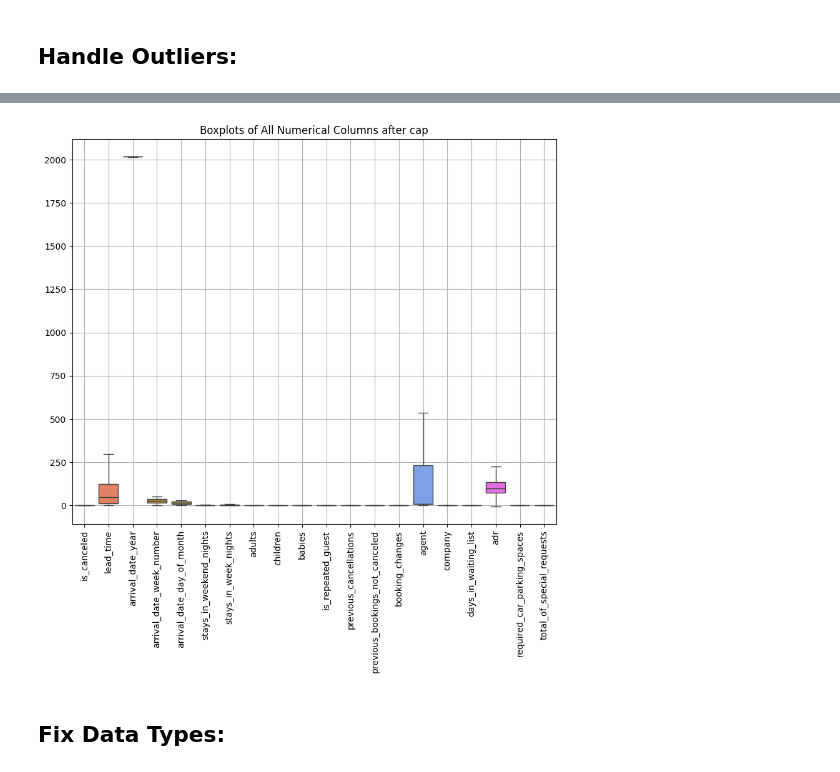
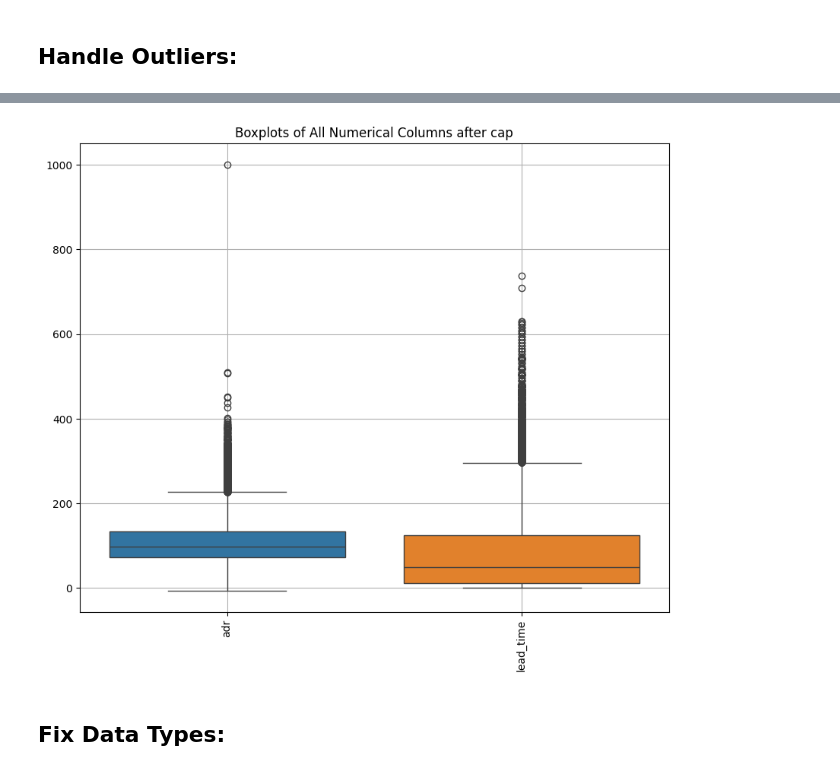
Before and after one commit to Aliaa-osama/gtc-ml-project1-hotel-bookings, a Jupyter notebook: gtc_ml_project1_hotel_bookings.ipynb, the cells around one changed output, grey strips where cells are left out. Saved outputs shown, nothing was run; the diff lists cells and outputs as text; code cells hidden in the pictures.

```diff
--- a/gtc_ml_project1_hotel_bookings.ipynb
+++ b/gtc_ml_project1_hotel_bookings.ipynb
@@ -186,10 +186,10 @@ Columns such as company and agent are heavily skewed toward missing values or do
 # %% [markdown]
 ## Handle Missing Values:
 # %%
-df['company']=df['company'].fillna(0)
-df['agent']=df['agent'].fillna(0)
+df['company']=df['company'].fillna('None')
+df['agent']=df['agent'].fillna("None")
 # %%
-df['country']=df['country'].fillna(df['country'].mode()[0])
+df['country']=df['country'].fillna("Unknown")
 # %%
 df['children']=df['children'].fillna(df['children'].median())
 # %%
@@ -312,11 +275,13 @@ total_of_special_requests: values capped between -1.50 and 2.50
+# %%
+df['adr'] = df['adr'].clip(upper=1000)
 # %%
 plt.figure(figsize=(10,8))
-sns.boxplot(data=df.select_dtypes(include=['int64','float64']))
+sns.boxplot(data=df[['adr','lead_time']])
 plt.xticks(rotation=90)   # rotate x-axis labels
 plt.grid(True)
 plt.title("Boxplots of All Numerical Columns after cap")
 plt.show()
 # %% [output]
-[figure, old version]
+[figure, new version]
 # %% [markdown]
 ## Fix Data Types:
```
Also changed, not shown: parts of 10 cells of this notebook, 1 other file.
